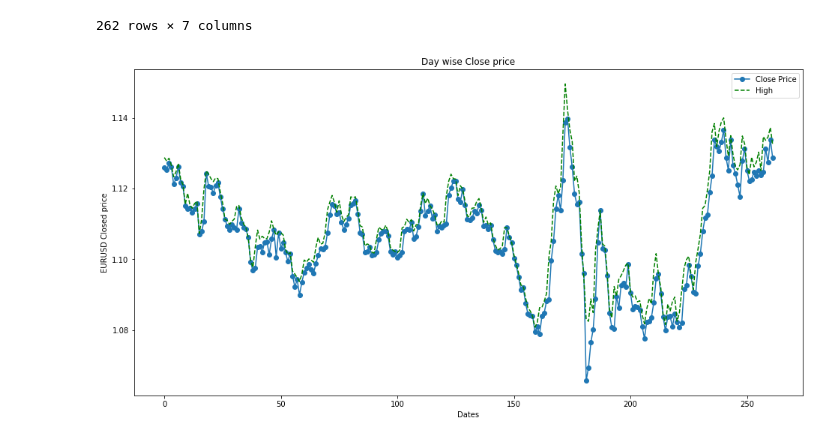
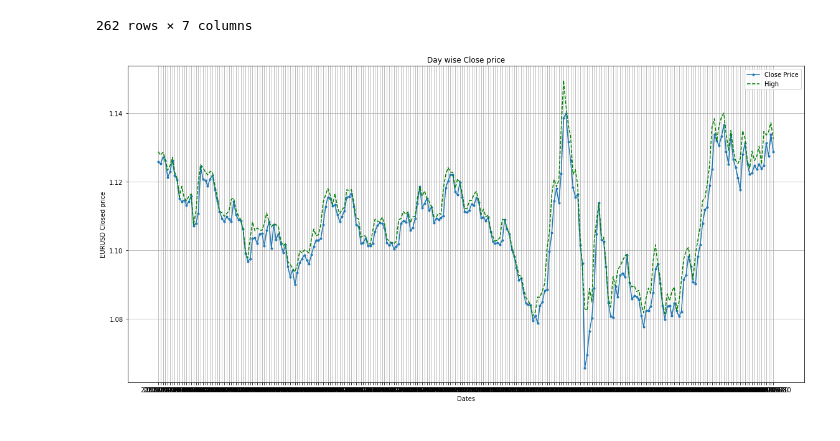
Before and after one commit to abidshafee/google.colaboratory_project, a Jupyter notebook: Matplotlib_features.ipynb, the cells around one changed output. Cells and saved outputs as stored; diff of their text form; code cells hidden in the pictures.

```diff
--- a/Matplotlib_features.ipynb
+++ b/Matplotlib_features.ipynb
@@ -28,13 +28,15 @@ df
 262 rows × 7 columns
 # %%
 plt.figure(figsize=(16,8))
-plt.plot(df['Close'], marker='o', label = 'Close Price')
-plt.plot(df['High'], 'g--', label='High')
+plt.plot(df['Date'], df['Close'], marker='.', label = 'Close Price')
+plt.plot(df['Date'], df['High'], 'g--', label='High')
 plt.title('Day wise Close price')
 plt.xlabel('Dates')
 plt.ylabel('EURUSD Closed price')
 # plt.legend(['Closed', 'High'])
 plt.legend()
+plt.tight_layout()
+plt.grid(True)
 plt.show()
 # %% [output]
-[figure, old version]
+[figure, new version]
```
